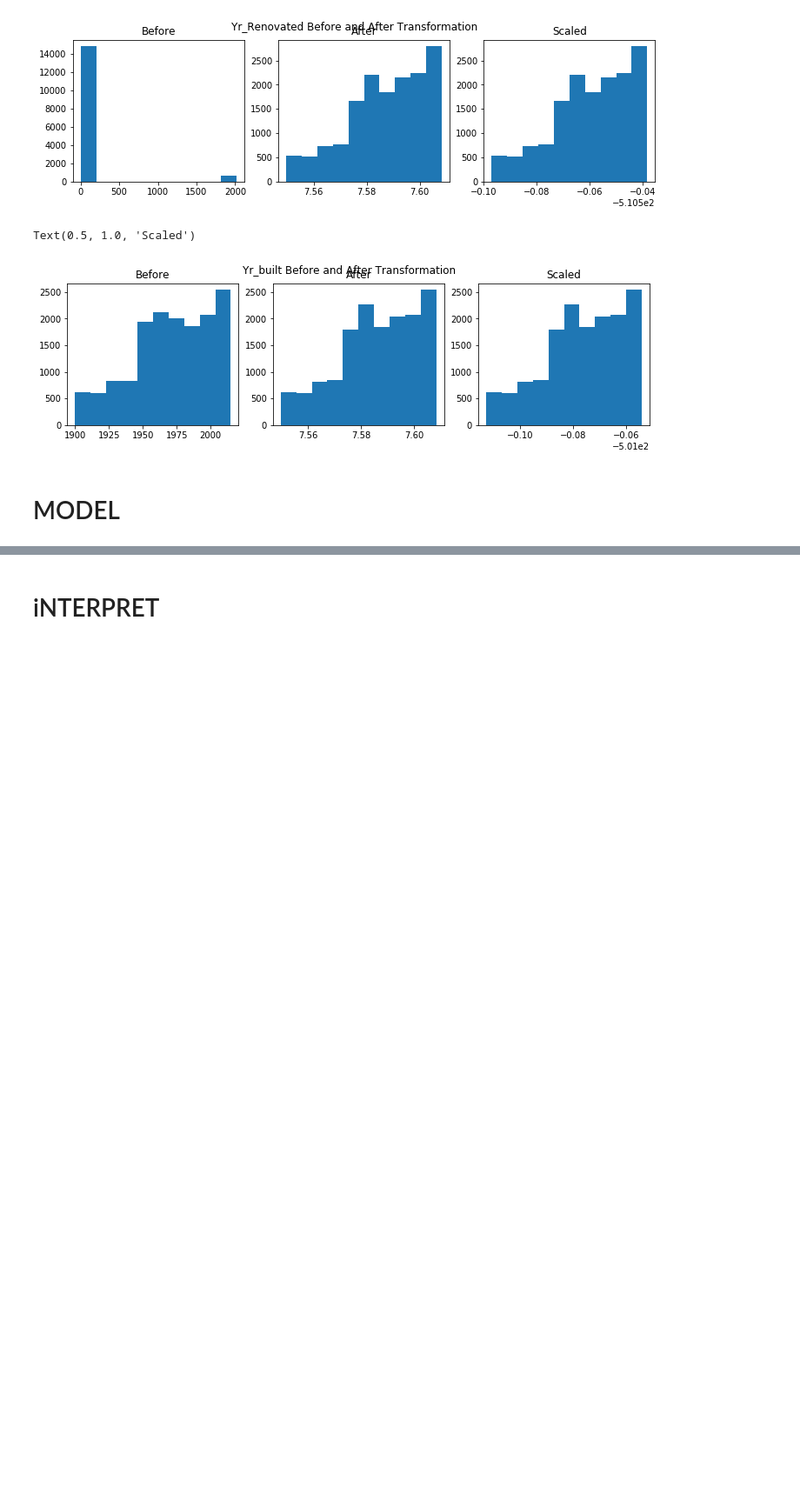
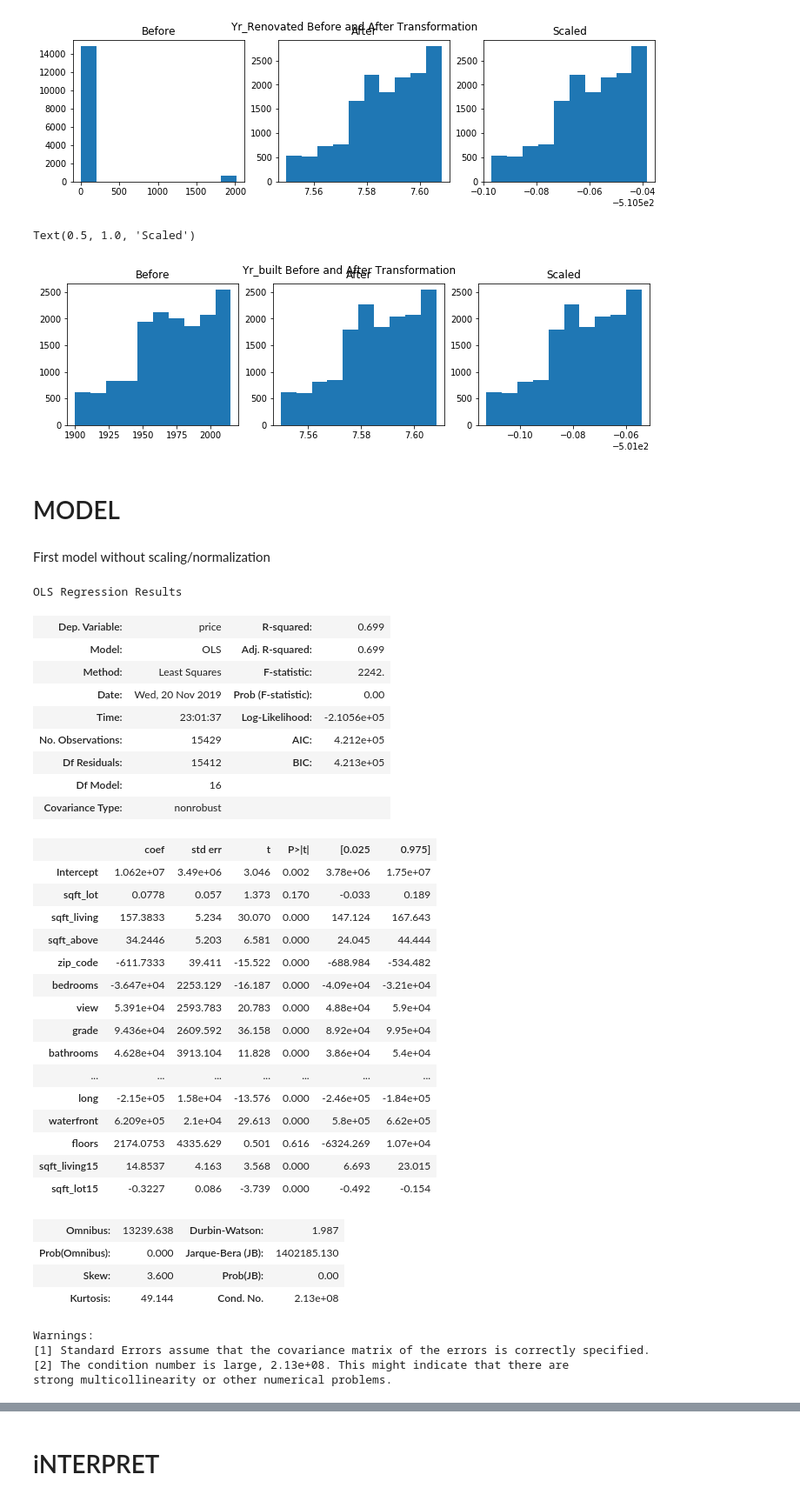
Before and after one commit to jdsmithwes/real_project1, a Jupyter notebook: student_OSEMN.ipynb, the cells around one changed output, grey strips where cells are left out. Shown at 87% size. Drawn from its saved outputs; the diff is of its cells as text; code cells hidden in the pictures; blank space fills up the shorter version.

```diff
--- a/student_OSEMN.ipynb
+++ b/student_OSEMN.ipynb
@@ -415,3 +422,71 @@ Text(0.5, 1.0, 'Scaled')
 [figure]
 # %% [markdown]
 # MODEL
+# %% [markdown]
+First model without scaling/normalization
+# %%
+data_fin = pd.DataFrame([])
+data_fin['sqft_lot'] = data['sqft_lot']
+data_fin['sqft_living'] = data['sqft_living']
+data_fin['sqft_above'] = data['sqft_above']
+data_fin['zip_code'] = data['zipcode']
+data_fin['bedrooms'] = data['bedrooms']
+data_fin['view'] = data['view']
+data_fin['grade'] = data['grade']
+data_fin['bathrooms'] = data['bathrooms']
+data_fin['yr_built'] = data['yr_built']
+data_fin['renovated'] = data['yr_renovated']
+data_fin['lat'] = data['lat']
+data_fin['long'] = data['long']
+data_fin['waterfront'] = data['waterfront']
+data_fin['floors'] = data['floors']
+data_fin['sqft_living15'] = data['sqft_living15']
+data_fin['sqft_lot15'] = data['sqft_lot15']
+price = data['price']
+data_ols = pd.concat([price, data_fin,], axis=1)
+# %%
+import statsmodels.formula.api as sm
+from statsmodels.formula.api import ols
+
+outcome = 'price'
+predictors = data_ols.drop('price', axis=1)
+pred_sum = "+".join(predictors.columns)
+formula = outcome + "~" + pred_sum
+# %%
+first = ols(formula= formula, data = data_ols, missing = 'drop').fit()
+first.summary()
+# %% [output]
+OLS Regression Results
+| Dep. Variable: | price | R-squared: | 0.699 |
+| Model: | OLS | Adj. R-squared: | 0.699 |
+| Method: | Least Squares | F-statistic: | 2242. |
+| Date: | Wed, 20 Nov 2019 | Prob (F-statistic): | 0.00 |
+| Time: | 23:01:37 | Log-Likelihood: | -2.1056e+05 |
+| No. Observations: | 15429 | AIC: | 4.212e+05 |
+| Df Residuals: | 15412 | BIC: | 4.213e+05 |
+| Df Model: | 16 |  |  |
+| Covariance Type: | nonrobust |  |  |
+|  | coef | std err | t | P>|t| | [0.025 | 0.975] |
+| Intercept | 1.062e+07 | 3.49e+06 | 3.046 | 0.002 | 3.78e+06 | 1.75e+07 |
+| sqft_lot | 0.0778 | 0.057 | 1.373 | 0.170 | -0.033 | 0.189 |
+| sqft_living | 157.3833 | 5.234 | 30.070 | 0.000 | 147.124 | 167.643 |
+| sqft_above | 34.2446 | 5.203 | 6.581 | 0.000 | 24.045 | 44.444 |
+| zip_code | -611.7333 | 39.411 | -15.522 | 0.000 | -688.984 | -534.482 |
+| bedrooms | -3.647e+04 | 2253.129 | -16.187 | 0.000 | -4.09e+04 | -3.21e+04 |
+| view | 5.391e+04 | 2593.783 | 20.783 | 0.000 | 4.88e+04 | 5.9e+04 |
+| grade | 9.436e+04 | 2609.592 | 36.158 | 0.000 | 8.92e+04 | 9.95e+04 |
+| bathrooms | 4.628e+04 | 3913.104 | 11.828 | 0.000 | 3.86e+04 | 5.4e+04 |
+| ... | ... | ... | ... | ... | ... | ... |
+| long | -2.15e+05 | 1.58e+04 | -13.576 | 0.000 | -2.46e+05 | -1.84e+05 |
+| waterfront | 6.209e+05 | 2.1e+04 | 29.613 | 0.000 | 5.8e+05 | 6.62e+05 |
+| floors | 2174.0753 | 4335.629 | 0.501 | 0.616 | -6324.269 | 1.07e+04 |
+| sqft_living15 | 14.8537 | 4.163 | 3.568 | 0.000 | 6.693 | 23.015 |
+| sqft_lot15 | -0.3227 | 0.086 | -3.739 | 0.000 | -0.492 | -0.154 |
+| Omnibus: | 13239.638 | Durbin-Watson: | 1.987 |
+| Prob(Omnibus): | 0.000 | Jarque-Bera (JB): | 1402185.130 |
+| Skew: | 3.600 | Prob(JB): | 0.00 |
+| Kurtosis: | 49.144 | Cond. No. | 2.13e+08 |
+Warnings:
+[1] Standard Errors assume that the covariance matrix of the errors is correctly specified.
+[2] The condition number is large, 2.13e+08. This might indicate that there are
+strong multicollinearity or other numerical problems.
```
Also changed, not shown: parts of 35 cells of this notebook.
